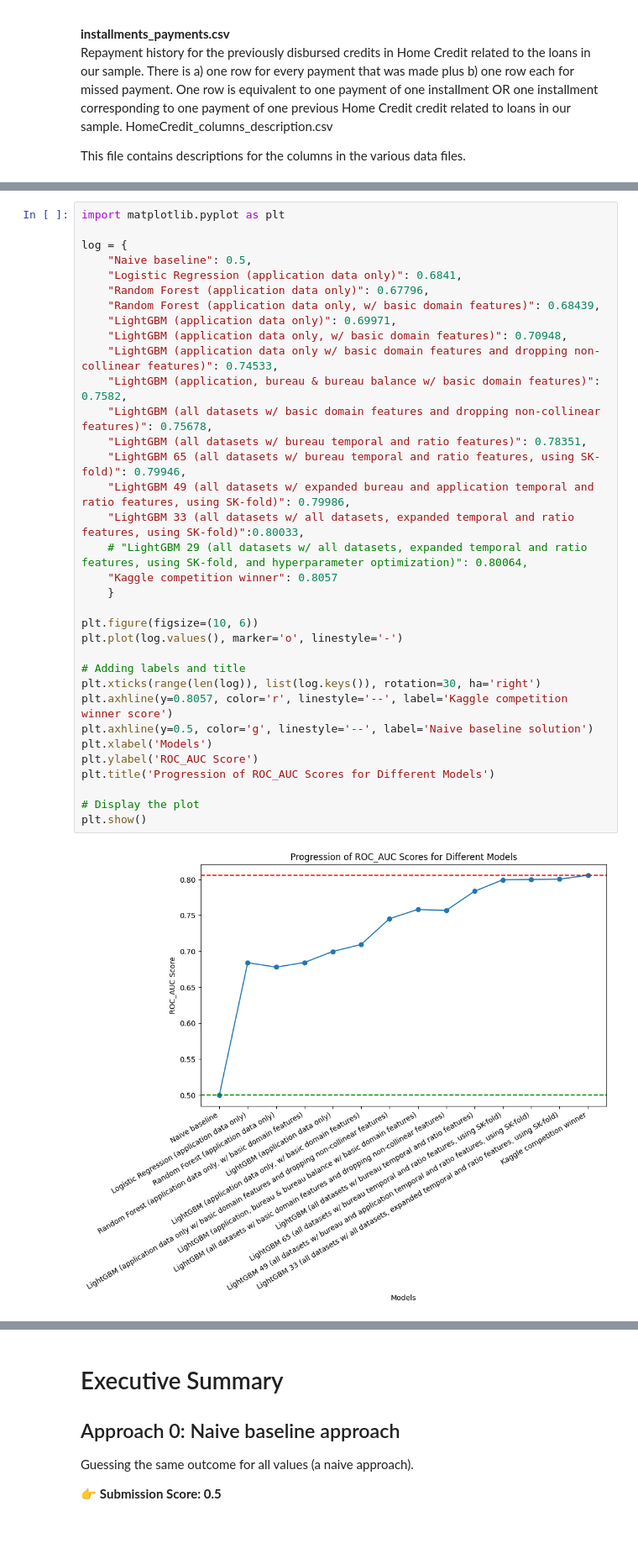
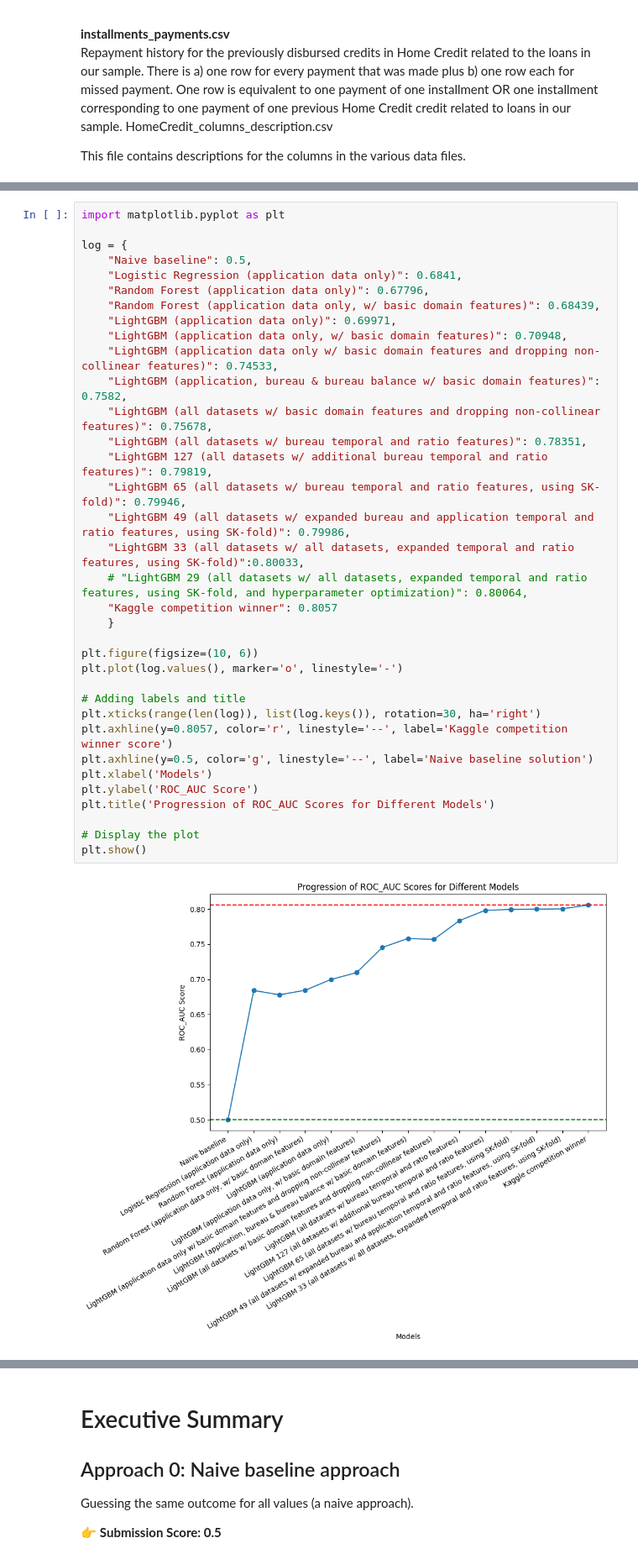
Before and after one commit to pupscub/HCDR, a Jupyter notebook: HCDR-kaggle.ipynb, the cells around one changed output, grey strips where cells are left out. Shown at 84% size. Drawn from its saved outputs; the diff is of its cells as text; blank space fills up the shorter version.

Commit message:
Add score 127 to chart

```diff
--- a/HCDR-kaggle.ipynb
+++ b/HCDR-kaggle.ipynb
@@ -63,34 +63,35 @@ log = {
     "Logistic Regression (application data only)": 0.6841,
     "Random Forest (application data only)": 0.67796,
     "Random Forest (application data only, w/ basic domain features)": 0.68439,
     "LightGBM (application data only)": 0.69971,
     "LightGBM (application data only, w/ basic domain features)": 0.70948,
     "LightGBM (application data only w/ basic domain features and dropping non-collinear features)": 0.74533,
     "LightGBM (application, bureau & bureau balance w/ basic domain features)": 0.7582,
     "LightGBM (all datasets w/ basic domain features and dropping non-collinear features)": 0.75678,
     "LightGBM (all datasets w/ bureau temporal and ratio features)": 0.78351,
+    "LightGBM 127 (all datasets w/ additional bureau temporal and ratio features)": 0.79819,
     "LightGBM 65 (all datasets w/ bureau temporal and ratio features, using SK-fold)": 0.79946,
     "LightGBM 49 (all datasets w/ expanded bureau and application temporal and ratio features, using SK-fold)": 0.79986,
     "LightGBM 33 (all datasets w/ all datasets, expanded temporal and ratio features, using SK-fold)":0.80033,
     # "LightGBM 29 (all datasets w/ all datasets, expanded temporal and ratio features, using SK-fold, and hyperparameter optimization)": 0.80064,
     "Kaggle competition winner": 0.8057
     }
 
 plt.figure(figsize=(10, 6))
 plt.plot(log.values(), marker='o', linestyle='-')
 
 # Adding labels and title
 plt.xticks(range(len(log)), list(log.keys()), rotation=30, ha='right')
 plt.axhline(y=0.8057, color='r', linestyle='--', label='Kaggle competition winner score')
 plt.axhline(y=0.5, color='g', linestyle='--', label='Naive baseline solution')
 plt.xlabel('Models')
 plt.ylabel('ROC_AUC Score')
 plt.title('Progression of ROC_AUC Scores for Different Models')
 
 # Display the plot
 plt.show()
 # %% [output]
-[figure, old version]
+[figure, new version]
 # %% [markdown]
 ## Kaggle submisison history
 
```
